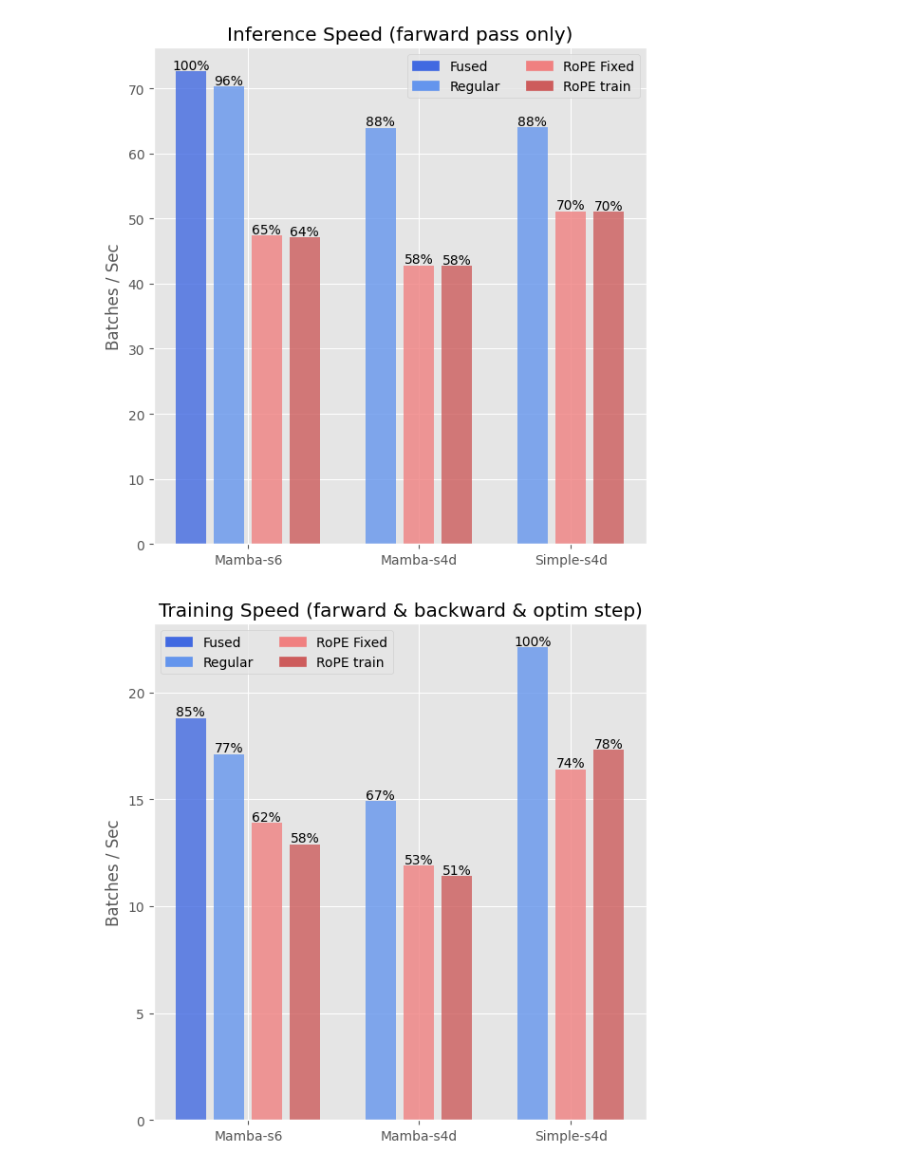
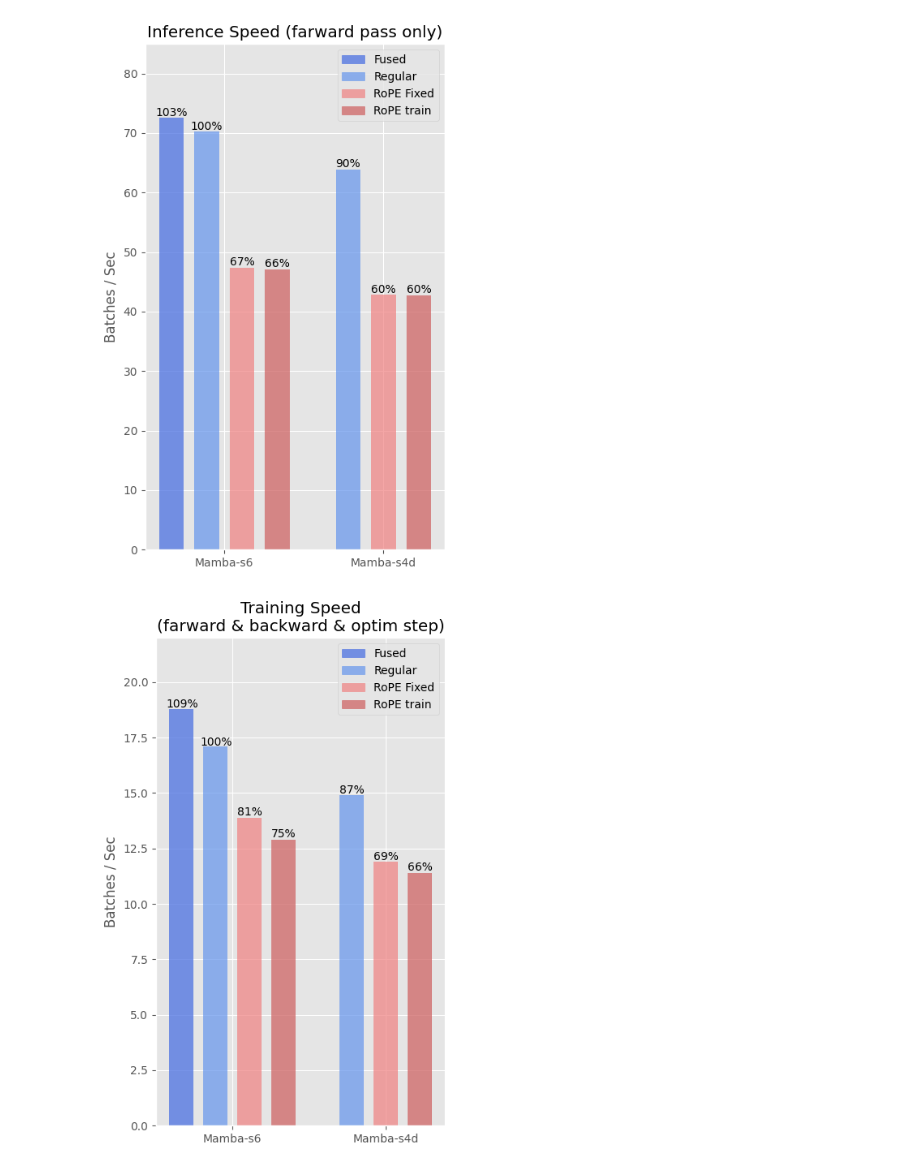
Before and after one commit to KarlUlbaek/Deep-Learning-with-State-Spaces-for-Efficient-Sequence-Modeling, a Jupyter notebook: code/src/s4_playground/plotting/pos_emb_speed.ipynb, the cells around one changed output. Cells and saved outputs as stored; diff of their text form; code cells hidden in the pictures.

```diff
--- a/code/src/s4_playground/plotting/pos_emb_speed.ipynb
+++ b/code/src/s4_playground/plotting/pos_emb_speed.ipynb
@@ -23,15 +10,18 @@ data
 # %%
 import numpy as np
-
 vars = ["far", "back", "mem_far", "mem_back"]
-def plot_efficiency(var = "back"):
-    names = [key for key in data.keys()]
+def plot_efficiency(data, var = "back"):
+    data.pop("s4d")
+    data.pop("s4d_pos_train")
+    data.pop("s4d_pos")
+    #print(data.keys())
+    names = [key for key in list(data.keys())]
     vals = np.array([data[key][var] for key in data.keys()])
-    vals_normed = vals / vals.max()
+    vals_normed = vals / data["s6"][var]
     # max_val = max([data[key][var] for key in data.keys()])
     # print(max_val)
     # max_val = {key[var] : [data[key][var]/max_val for key in data.keys()}
-    plt.figure(figsize=(6,6))
+    plt.figure(figsize=(4.5,7))
     idx = 0
     idxs = []
     for name, val in zip(names, vals):
@@ -50,7 +40,7 @@ def plot_efficiency(var = "back"):
 
 
 
-        plt.bar(idx, val, color=color, width=0.8, alpha=0.8)
+        plt.bar(idx, val, color=color, width=0.7, alpha=0.7)
 
         idxs.append(idx)
         idx+=1
@@ -58,55 +48,55 @@ def plot_efficiency(var = "back"):
     # for i in range(len(idxs)):
     #     plt.text(x = idxs[i]-0.4, y = vals[i]+0.01*vals.max(), s=str(vals_normed[i])[:4], c='black')
     #
-    offset = -0.09
+    offset = -0.05
     for i in range(len(idxs)):
-        if int(vals_normed[i]*100) == 100:
-            plt.text(x = idxs[i]-0.4+offset, y = vals[i]+0.005*vals.max(), s=str(int(vals_normed[i]*100))[:4]+"%", c='black')
+        if int(vals_normed[i]*100) >= 100:
+            plt.text(x = idxs[i]-0.4+offset, y = vals[i]+0.003*vals.max(), s=str(int(vals_normed[i]*100))[:4]+"%", c='black')
         else:
-            plt.text(x = idxs[i]-0.4, y = vals[i]+0.005*vals.max(), s=str(int(vals_normed[i]*100))[:4]+"%", c='black')
+            plt.text(x = idxs[i]-0.35, y = vals[i]+0.005*vals.max(), s=str(int(vals_normed[i]*100))[:4]+"%", c='black')
 
     #
 
     import matplotlib.patches as mpatches
 
     red_patch = [
-                 mpatches.Patch(color='royalblue', label='Fused'),
-                 mpatches.Patch(color='cornflowerblue', label='Regular'),
-                 mpatches.Patch(color='lightcoral', label='RoPE Fixed'),
-                 mpatches.Patch(color='indianred', label='RoPE train'),
+                 mpatches.Patch(color='royalblue', label='Fused', alpha=0.7),
+                 mpatches.Patch(color='cornflowerblue', label='Regular', alpha=0.7),
+                 mpatches.Patch(color='lightcoral', label='RoPE Fixed', alpha=0.7),
+                 mpatches.Patch(color='indianred', label='RoPE train', alpha=0.7),
                  ]
-    plt.legend(handles=red_patch, ncol=2)
+    plt.legend(handles=red_patch, ncol=1)
 
     if var == "far":
         title = "Inference Speed (farward pass only)"
 
     elif var == "back":
-        title = "Training Speed (farward & backward & optim step)"
+        title = "Training Speed\n(farward & backward & optim step)"
 
     elif var == "mem_far":
         title = "Inference Memory (farward pass only)"
 
     elif var in "mem_back":
-        title = "Training Memory (farward & backward & optim step)"
+        title = "Training Memory\n(farward & backward & optim step)"
     else:
         raise NameError
 
     plt.title(title)
-    plt.xticks([1.5, 6, 10], ["Mamba-s6", "Mamba-s4d", "Simple-s4d"])
+    plt.xticks([1.5, 6], ["Mamba-s6", "Mamba-s4d"])
     if "mem" not in var:
         plt.ylabel("Batches / Sec")
     else:
         plt.ylabel("Memory - GB")
 
-
+    plt.ylim(0, vals.max()*1.17)
     plt.tight_layout()
     title = title.replace(" ","")
-    plt.savefig(f"data/exp2/{title}_pos_emb.png", dpi=200)
+    plt.savefig(f"data/exp2/{title}_pos_emb.png".replace("\n",""), dpi=200)
     plt.show()
 
 
 for var in vars:
-    plot_efficiency(var)
+    plot_efficiency(data=data.copy(), var=var)
 # %% [output]
-[figure, old version]
+[figure, new version]
-[figure, old version]
+[figure, new version]
```
Also changed, not shown: parts of 3 cells of this notebook, 3 other files.
